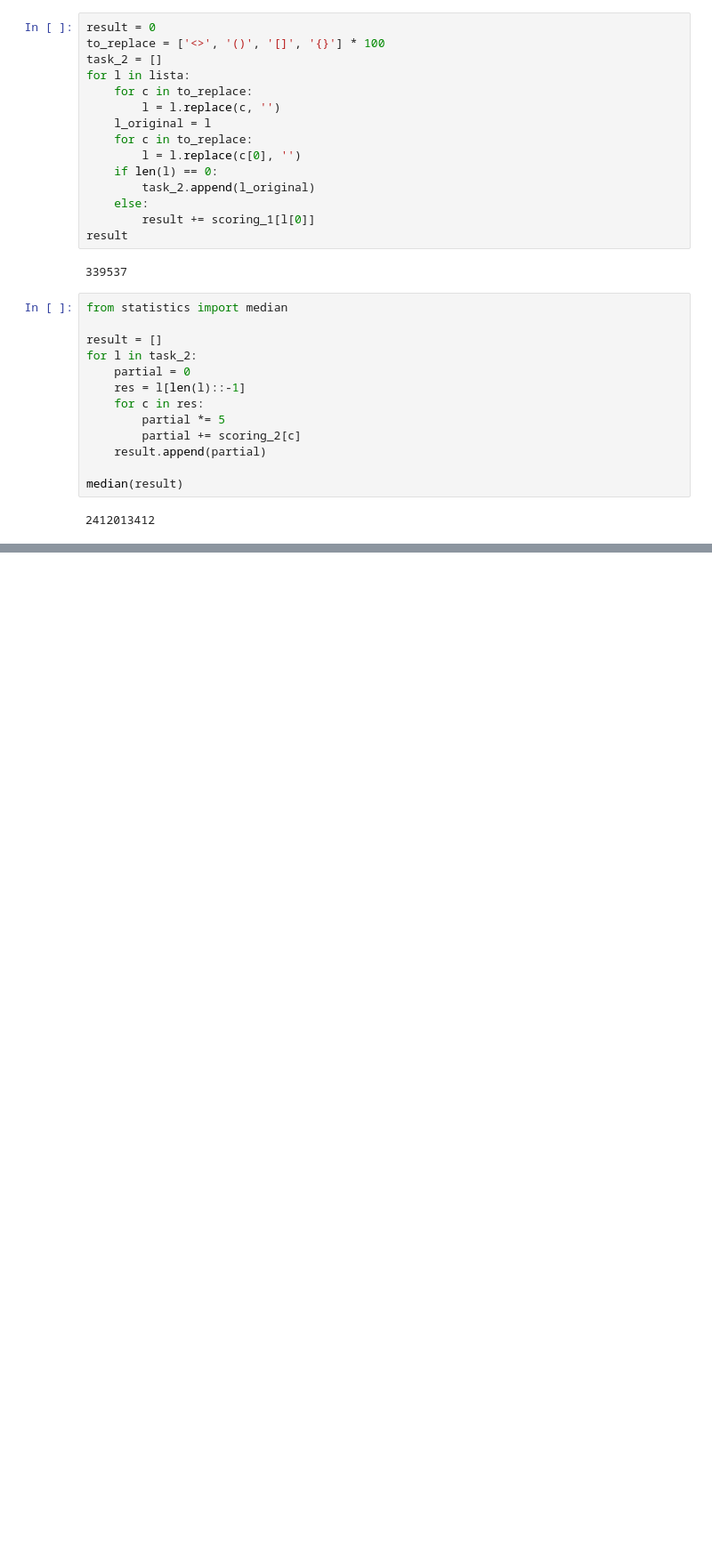
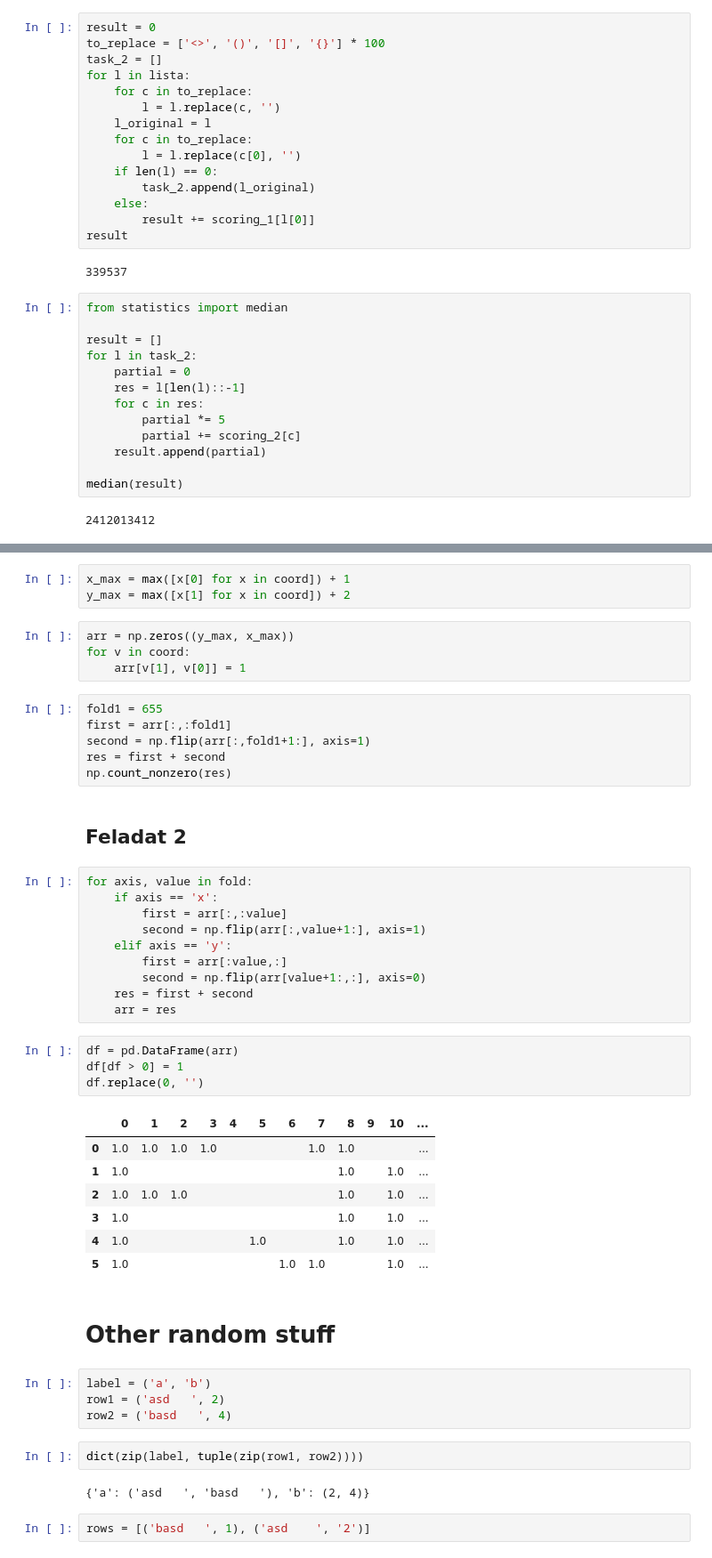
Before and after one commit to barnabaskdr/advent, a Jupyter notebook: 2021/Advent of code.ipynb, the cells around one changed output, grey strips where cells are left out. Shown at 89% size. Saved outputs shown, nothing was run; the diff lists cells and outputs as text; blank space fills up the shorter version.

```diff
--- a/2021/Advent of code.ipynb
+++ b/2021/Advent of code.ipynb
@@ -784,0 +765,49 @@ defaultdict(list, {'a': ['basd', 'asd'], 'b': [1, '2']})
+# %%
+x_max = max([x[0] for x in coord]) + 1
+y_max = max([x[1] for x in coord]) + 2
+# %%
+arr = np.zeros((y_max, x_max))
+for v in coord:
+    arr[v[1], v[0]] = 1
+# %%
+fold1 = 655
+first = arr[:,:fold1]
+second = np.flip(arr[:,fold1+1:], axis=1)
+res = first + second
+np.count_nonzero(res)
+# %% [markdown]
+## Feladat 2
+# %%
+for axis, value in fold:
+    if axis == 'x':
+        first = arr[:,:value]
+        second = np.flip(arr[:,value+1:], axis=1)
+    elif axis == 'y':
+        first = arr[:value,:]
+        second = np.flip(arr[value+1:,:], axis=0)
+    res = first + second
+    arr = res
+# %%
+df = pd.DataFrame(arr)
+df[df > 0] = 1
+df.replace(0, '')
+# %% [output]
+|  | 0 | 1 | 2 | 3 | 4 | 5 | 6 | 7 | 8 | 9 | 10 | ... |
+| 0 | 1.0 | 1.0 | 1.0 | 1.0 |  |  |  | 1.0 | 1.0 |  |  | ... |
+| 1 | 1.0 |  |  |  |  |  |  |  | 1.0 |  | 1.0 | ... |
+| 2 | 1.0 | 1.0 | 1.0 |  |  |  |  |  | 1.0 |  | 1.0 | ... |
+| 3 | 1.0 |  |  |  |  |  |  |  | 1.0 |  | 1.0 | ... |
+| 4 | 1.0 |  |  |  |  | 1.0 |  |  | 1.0 |  | 1.0 | ... |
+| 5 | 1.0 |  |  |  |  |  | 1.0 | 1.0 |  |  | 1.0 | ... |
+# %% [markdown]
+# Other random stuff
+# %%
+label = ('a', 'b')
+row1 = ('asd   ', 2)
+row2 = ('basd   ', 4)
+# %%
+dict(zip(label, tuple(zip(row1, row2))))
+# %% [output]
+{'a': ('asd   ', 'basd   '), 'b': (2, 4)}
+# %%
+rows = [('basd   ', 1), ('asd    ', '2')]
```
Also changed, not shown: parts of 59 cells of this notebook, 1 other file.
